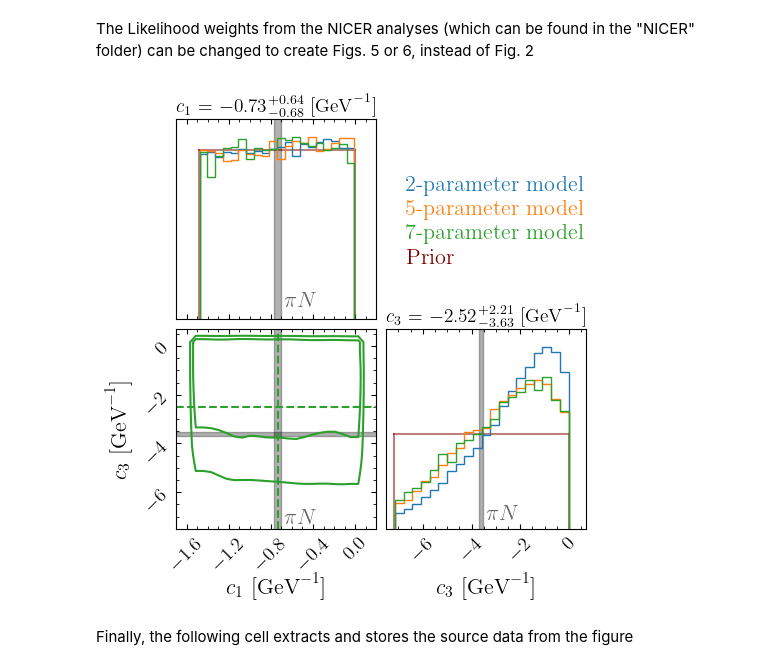
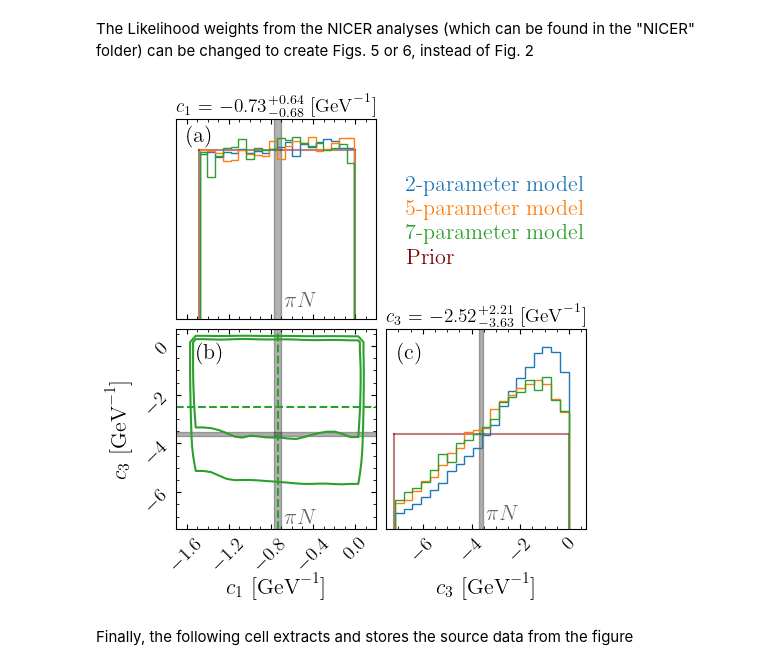
Before and after one commit to svisak/multimessenger_3N_constraints, a Jupyter notebook: plot_figs_2_5_6.ipynb, the cells around one changed output. Cells and saved outputs as stored; diff of their text form; code cells hidden in the pictures.

```diff
--- a/plot_figs_2_5_6.ipynb
+++ b/plot_figs_2_5_6.ipynb
@@ -111,36 +111,41 @@ figure.axes[1].minorticks_on()
 figure.axes[2].minorticks_on()
 figure.axes[3].minorticks_on()
 
 figure.axes[0].tick_params(axis='both',which='both',direction='in',bottom=True,top=True,left=True,right=True,labelsize=fontsize-2)
 figure.axes[1].tick_params(axis='both',which='both',direction='in',bottom=True,top=True,left=True,right=True,labelsize=fontsize-2)
 figure.axes[2].tick_params(axis='both',which='both',direction='in',bottom=True,top=True,left=True,right=True,labelsize=fontsize-2)
 figure.axes[3].tick_params(axis='both',which='both',direction='in',bottom=True,top=True,left=True,right=True,labelsize=fontsize-2)
 
 figure.axes[2].fill_between(x=np.linspace(-2,2),y1=-3.61+0.05*1.645,y2=-3.61-0.05*1.645,color='black',alpha=0.3)
 figure.axes[2].fill_betweenx(y=np.linspace(-8,1),x1=-0.74+0.02*1.645,x2=-0.74-0.02*1.645,color='black',alpha=0.3)
 
 figure.axes[0].fill_betweenx(y=np.linspace(-8,1),x1=-0.74+0.02*1.645,x2=-0.74-0.02*1.645,color='black',alpha=0.3)
 figure.axes[3].fill_betweenx(y=np.linspace(-8,1),x1=-3.61+0.05*1.645,x2=-3.61-0.05*1.645,color='black',alpha=0.3)
 
-#figure.axes[1].text(0.1,0.9,r'$\textrm{Reanalysis II}$',color='black',fontsize=fontsize)
-#figure.axes[1].text(0.1,0.8,r'$\textrm{(J0030 PDT-U)}$',color='black',fontsize=fontsize)
+#figure.axes[1].text(0.1,0.9,r'$\textrm{Reanalysis I}$',color='black',fontsize=fontsize)
+#figure.axes[1].text(0.1,0.78,r'$\textrm{(J0030 ST+PDT)}$',color='black',fontsize=fontsize)
 
 
 figure.axes[1].text(0.1,0.64,r'$\textrm{2-parameter model}$',color='C0',fontsize=fontsize)
 figure.axes[1].text(0.1,0.52,r'$\textrm{5-parameter model}$',color='C1',fontsize=fontsize)
 figure.axes[1].text(0.1,0.40,r'$\textrm{7-parameter model}$',color='C2',fontsize=fontsize)
 figure.axes[1].text(0.1,0.28,r'$\textrm{Prior}$',color='maroon',fontsize=fontsize)
 
 figure.axes[0].text(-0.68,0.05,r'$\pi N $',color='black',alpha=0.6,fontsize=fontsize)
 figure.axes[2].text(-0.68,-7.25,r'$\pi N $',color='black',alpha=0.6,fontsize=fontsize)
 figure.axes[3].text(-3.4,0.015,r'$\pi N $',color='black',alpha=0.6,fontsize=fontsize)
 
+figure.axes[0].text(-1.6,0.71,r'\textrm{(a)}',color='black',fontsize=fontsize)
+figure.axes[2].text(-1.5,-0.5,r'\textrm{(b)}',color='black',fontsize=fontsize)
+figure.axes[3].text(-7.0,0.25,r'\textrm{(c)}',color='black',fontsize=fontsize)
+
+
 figure.axes[0].set_title(  figure.axes[0].get_title()+r' $\textrm{[GeV}^{-1}\textrm{]}$',fontsize=fontsize-2)
 figure.axes[3].set_title(  figure.axes[3].get_title()+r' $\textrm{[GeV}^{-1}\textrm{]}$',fontsize=fontsize-2)
 
 plt.savefig('figures/Present.pdf',bbox_inches='tight')
 # %% [output]
-[figure, old version]
+[figure, new version]
 # %% [markdown]
 Finally, the following cell extracts and stores the source data from the figure
 # %%
```
Also changed, not shown: 3 other files.
